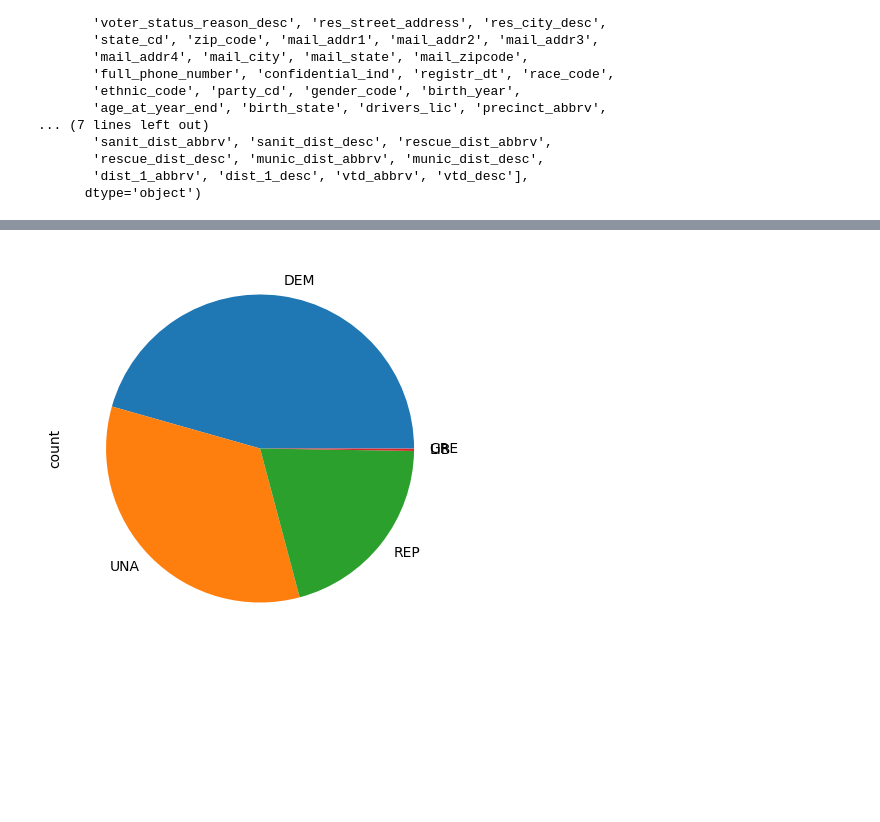
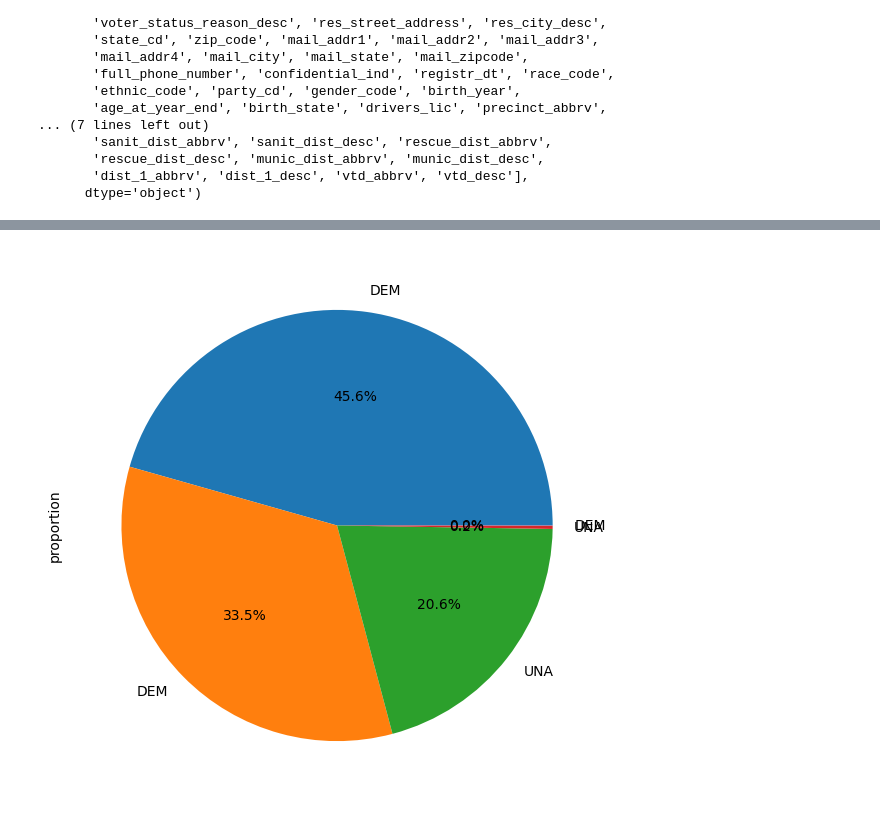
Before and after one commit to Jmilk3/UCS_Voting_Repo, a Jupyter notebook: Code/charlotte_voting.ipynb, the cells around one changed output, grey strips where cells are left out. Saved outputs shown, nothing was run; the diff lists cells and outputs as text; code cells hidden in the pictures; blank space fills up the shorter version.

Commit message:
Updated Charlotte Voting ipynb

```diff
--- a/Code/charlotte_voting.ipynb
+++ b/Code/charlotte_voting.ipynb
@@ -127,5 +127,5 @@ Index(['county_id_x', 'county_desc_x', 'voter_reg_num', 'election_lbl',
       dtype='object')
 # %%
 # need to sum based on party_cd to see percentage
-party_cd = charlotte_voters_2023['party_cd'].value_counts()
-voted_cd = charlotte_voters_2023['voted_party_cd'].value_counts()
+party_cd = charlotte_voters_2023['party_cd'].value_counts(normalize=True) * 100
+voted_cd = charlotte_voters_2023['voted_party_cd'].value_counts(normalize=True) * 100
@@ -132,6 +142,6 @@ voted_cd = charlotte_voters_2023['voted_party_cd'].value_counts()
 # %%
 import matplotlib
 
-plot = party_cd.plot.pie(figsize=(5, 5))
+plot = party_cd.plot.pie(labels=charlotte_voters_2023['party_cd'], autopct='%1.1f%%', figsize=(7, 7))
 # %% [output]
-[figure, old version]
+[figure, new version]
```
Also changed, not shown: parts of 2 cells of this notebook.
